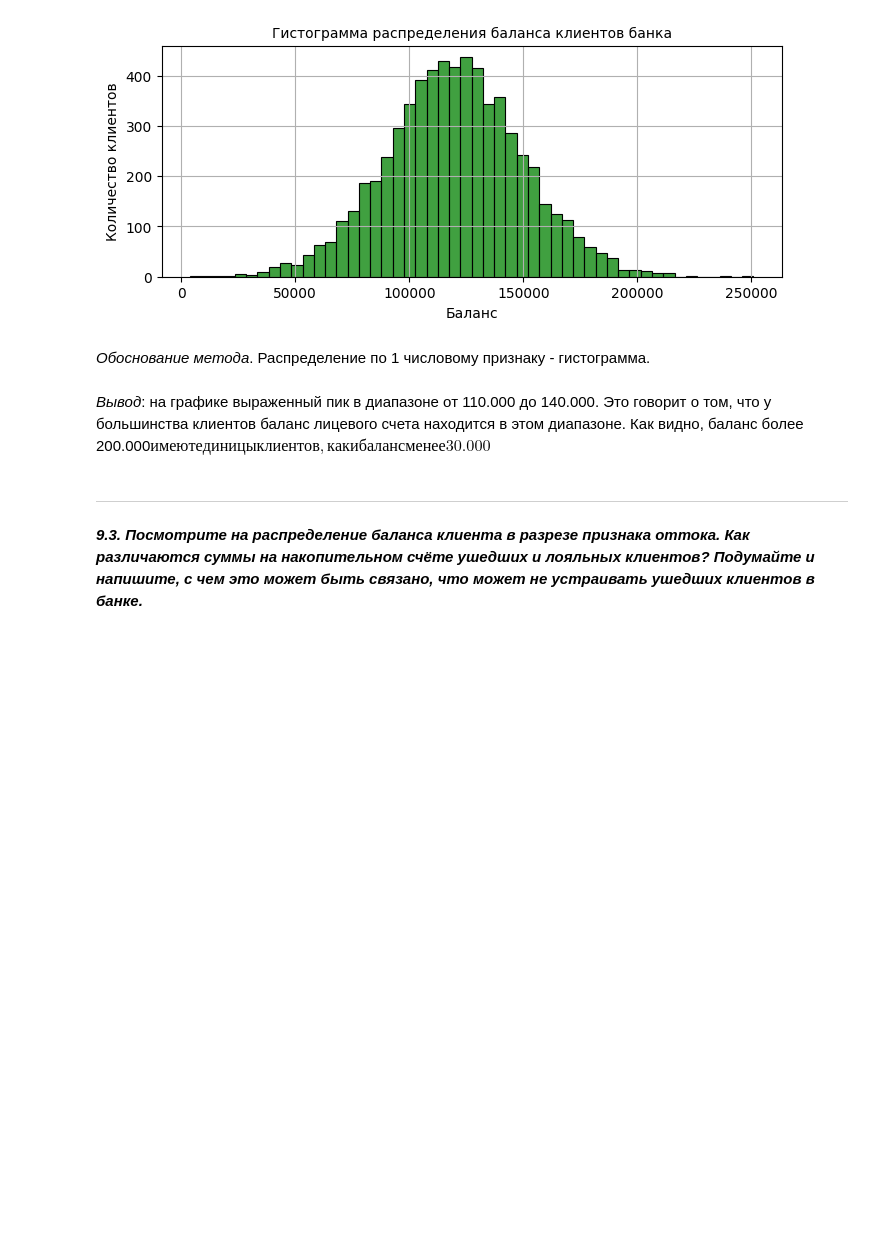
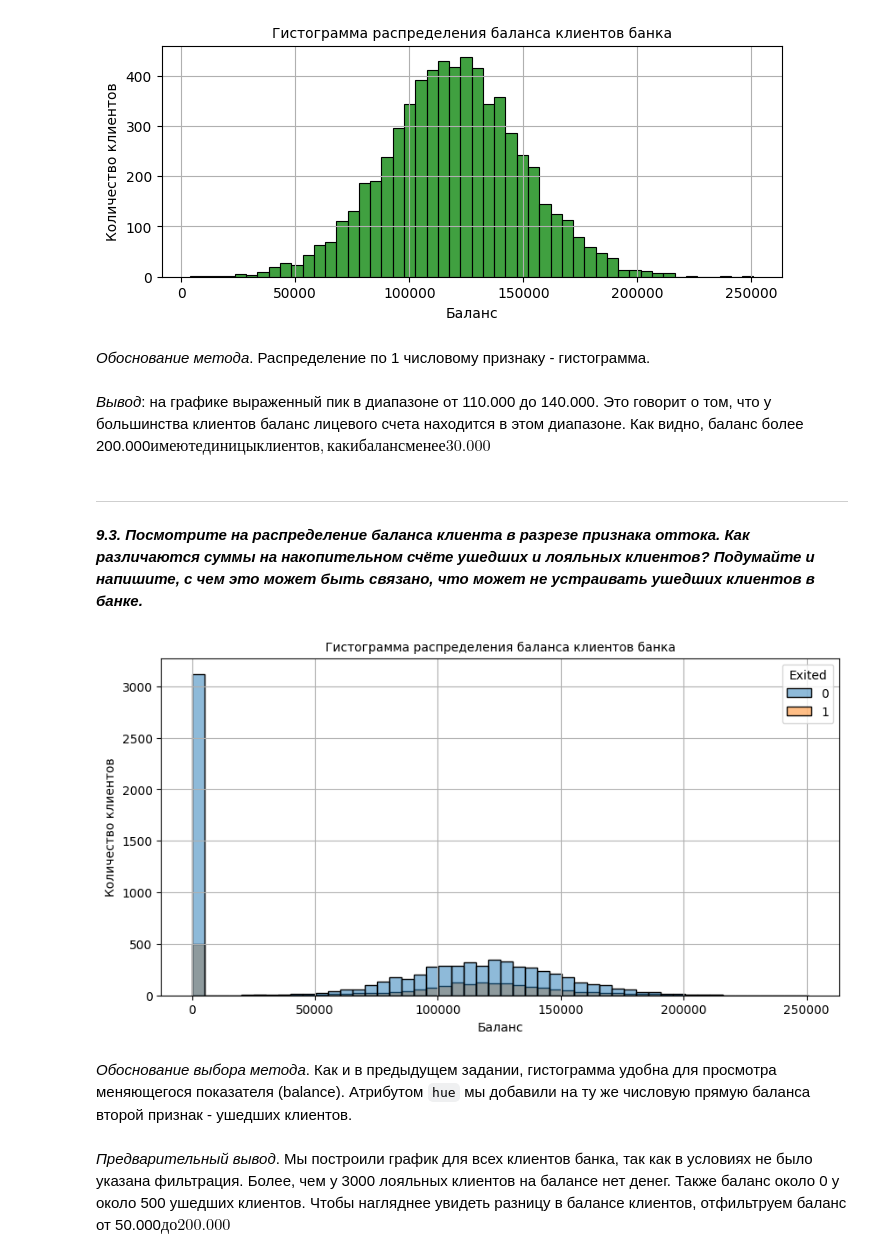
Before and after one commit to vavilove001-lab/sf_data_science, a Jupyter notebook: Notes/visualization/homework.ipynb, the cells around one changed output. Cells and saved outputs as stored; diff of their text form; code cells hidden in the pictures; blank space fills up the shorter version.

````diff
--- a/Notes/visualization/homework.ipynb
+++ b/Notes/visualization/homework.ipynb
@@ -120,3 +120,24 @@ axes.grid()
 ------------
 # %% [markdown]
 ***9.3. Посмотрите на распределение баланса клиента в разрезе признака оттока. Как различаются суммы на накопительном счёте ушедших и лояльных клиентов? Подумайте и напишите, с чем это может быть связано, что может не устраивать ушедших клиентов в банке.***
+# %%
+fig = plt.figure(figsize=(10, 5))
+axes =sns.histplot(
+    data=churn_data,
+    x='Balance',
+    bins=50,
+    kde=False,
+    hue = 'Exited'
+);
+# Оформление
+axes.set_title('Гистограмма распределения баланса клиентов банка', fontsize=10);
+axes.set_xlabel('Баланс');
+axes.set_ylabel('Количество клиентов');
+axes.grid()
+# %% [output]
+[figure, added]
+# %% [markdown]
+*Обоснование выбора метода*. Как и в предыдущем задании, гистограмма удобна для просмотра меняющегося показателя (balance). Атрибутом ```hue``` мы добавили на ту же числовую прямую баланса второй признак - ушедших клиентов.
+# %% [markdown]
+*Предварительный вывод*. Мы построили график для всех клиентов банка, так как в условиях не было указана фильтрация. Более, чем у 3000 лояльных клиентов на балансе нет денег. Также баланс около 0 у около 500 ушедших клиентов.
+Чтобы нагляднее увидеть разницу в балансе клиентов, отфильтруем баланс от 50.000$ до 200.000$
````
Also changed, not shown: parts of 10 cells of this notebook.
